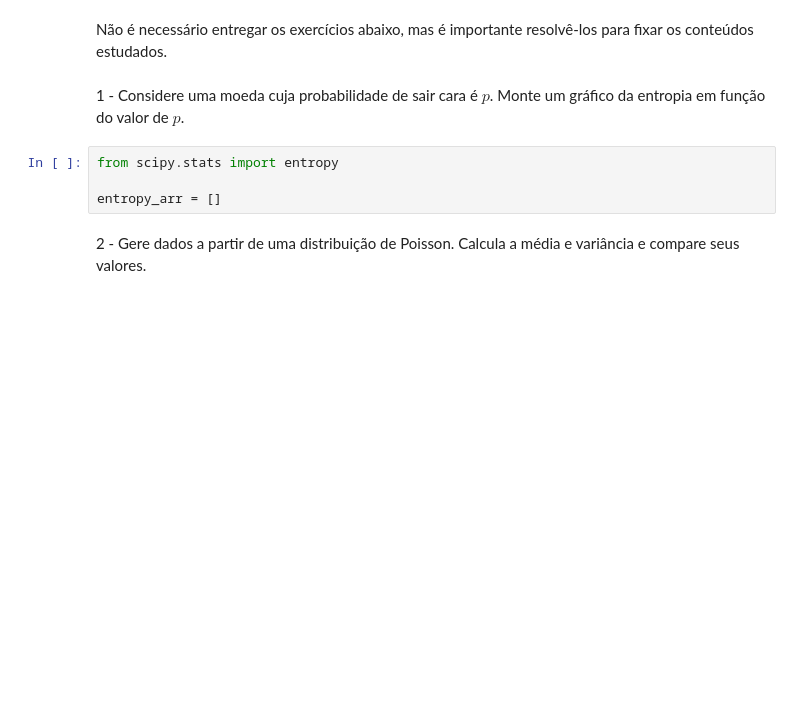
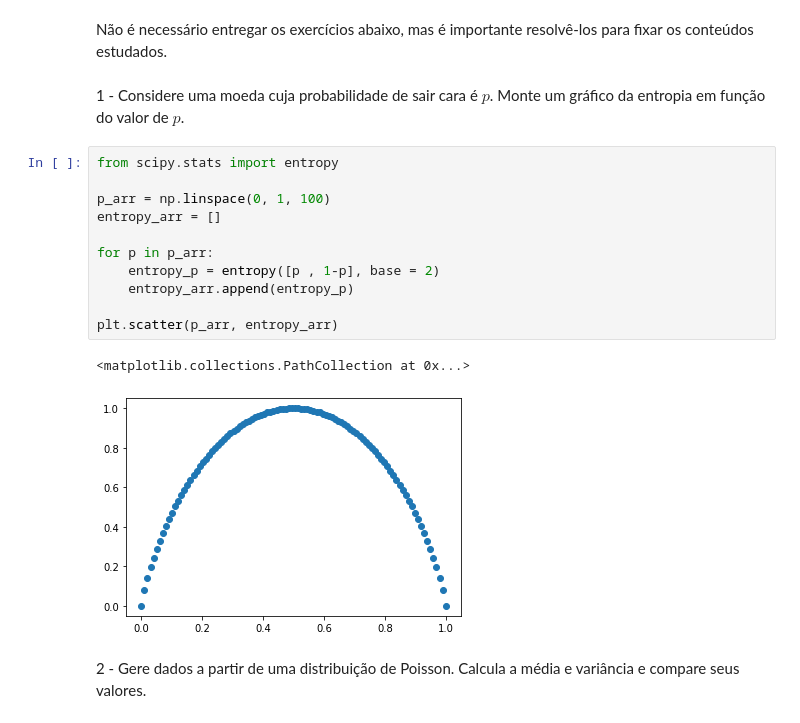
Before and after one commit to thiago3008/MBA_DS_USP, a Jupyter notebook: 02 - Introdução a Ciência de Dados/01 - Introdução/Aula1.ipynb, the cells around one changed output. Drawn from its saved outputs; the diff is of its cells as text; blank space fills up the shorter version.

```diff
--- a/02 - Introdução a Ciência de Dados/01 - Introdução/Aula1.ipynb
+++ b/02 - Introdução a Ciência de Dados/01 - Introdução/Aula1.ipynb
@@ -407,10 +427,20 @@ KL(Q,Q) =  0.0
 Não é necessário entregar os exercícios abaixo, mas é importante resolvê-los para fixar os conteúdos estudados.
 # %% [markdown]
 1 -  Considere uma moeda cuja probabilidade de sair cara é $p$. Monte um gráfico da entropia em função do valor de $p$.
-# %%
-from scipy.stats import entropy
-
-entropy_arr = []
+# %%
+from scipy.stats import entropy
+
+p_arr = np.linspace(0, 1, 100)
+entropy_arr = []
+
+for p in p_arr:
+    entropy_p = entropy([p , 1-p], base = 2)
+    entropy_arr.append(entropy_p)
+
+plt.scatter(p_arr, entropy_arr)
+# %% [output]
+<matplotlib.collections.PathCollection at 0x...>
+[figure, added]
 # %% [markdown]
 2 - Gere dados a partir de uma distribuição de Poisson. Calcula a média e variância e compare seus valores.
 # %%
```
Also changed, not shown: parts of 4 cells of this notebook.
